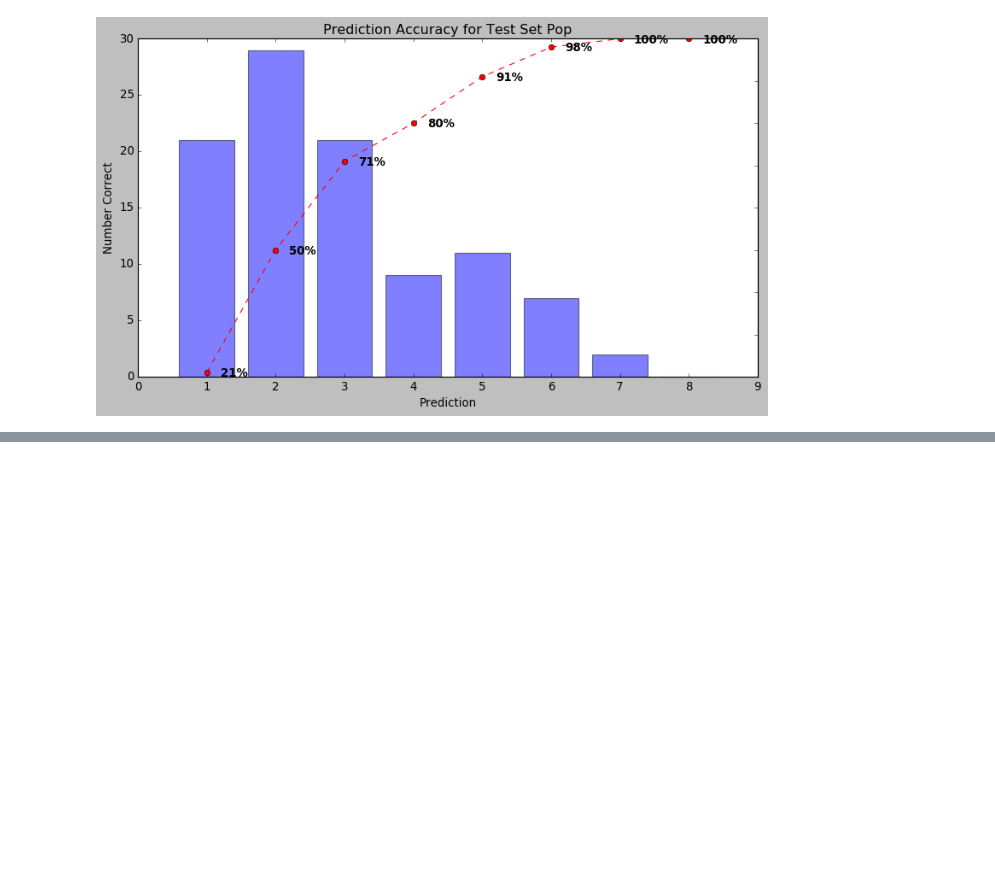
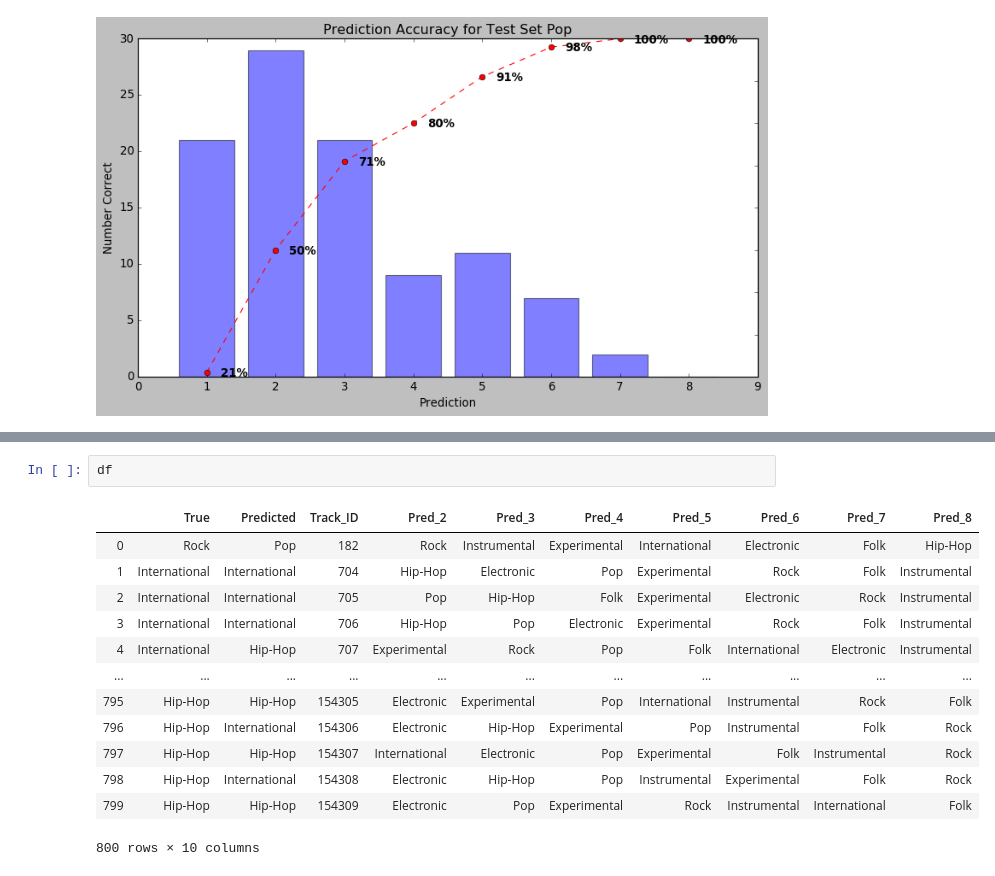
Before and after one commit to ddiaz164/music_genres, a Jupyter notebook: notebooks/models.ipynb, the cells around one changed output, grey strips where cells are left out. Cells and saved outputs as stored; diff of their text form; blank space fills up the shorter version.

```diff
--- a/notebooks/models.ipynb
+++ b/notebooks/models.ipynb
@@ -512,0 +527,16 @@ pareto_plot(df, 'Test Set', filename='pareto_all')
+# %%
+df
+# %% [output]
+|  | True | Predicted | Track_ID | Pred_2 | Pred_3 | Pred_4 | Pred_5 | Pred_6 | Pred_7 | Pred_8 |
+| 0 | Rock | Pop | 182 | Rock | Instrumental | Experimental | International | Electronic | Folk | Hip-Hop |
+| 1 | International | International | 704 | Hip-Hop | Electronic | Pop | Experimental | Rock | Folk | Instrumental |
+| 2 | International | International | 705 | Pop | Hip-Hop | Folk | Experimental | Electronic | Rock | Instrumental |
+| 3 | International | International | 706 | Hip-Hop | Pop | Electronic | Experimental | Rock | Folk | Instrumental |
+| 4 | International | Hip-Hop | 707 | Experimental | Rock | Pop | Folk | International | Electronic | Instrumental |
+| ... | ... | ... | ... | ... | ... | ... | ... | ... | ... | ... |
+| 795 | Hip-Hop | Hip-Hop | 154305 | Electronic | Experimental | Pop | International | Instrumental | Rock | Folk |
+| 796 | Hip-Hop | International | 154306 | Electronic | Hip-Hop | Experimental | Pop | Instrumental | Folk | Rock |
+| 797 | Hip-Hop | Hip-Hop | 154307 | International | Electronic | Pop | Experimental | Folk | Instrumental | Rock |
+| 798 | Hip-Hop | International | 154308 | Electronic | Hip-Hop | Pop | Instrumental | Experimental | Folk | Rock |
+| 799 | Hip-Hop | Hip-Hop | 154309 | Electronic | Pop | Experimental | Rock | Instrumental | International | Folk |
+800 rows × 10 columns
```
Also changed, not shown: parts of 5 cells of this notebook, 1 other file.
